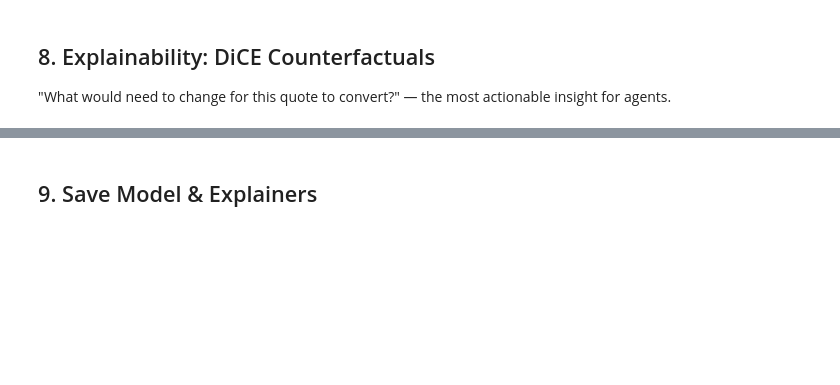
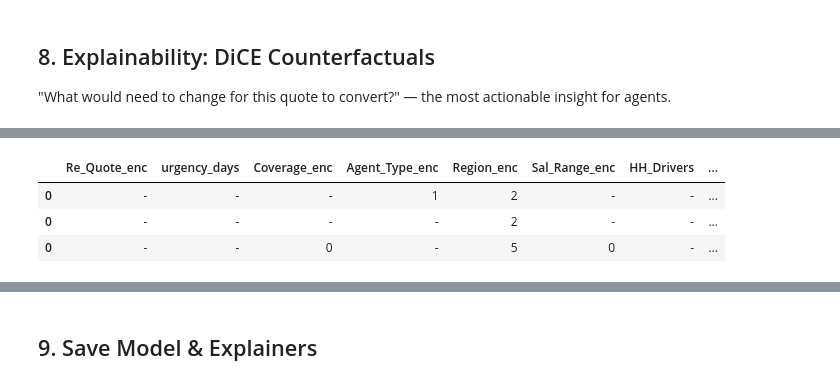
Before and after one commit to iamathulm/AI-DAY-T23-AUTONOMOUS-QUOTE-AGENTS, a Jupyter notebook: ML/notebooks/04_Agent2_Conversion_Predictor.ipynb, the cells around one changed output, grey strips where cells are left out. Drawn from its saved outputs; the diff is of its cells as text; code cells hidden in the pictures; blank space fills up the shorter version.

Commit message:
chore: consolidate latest backend frontend and docs progress

```diff
--- a/ML/notebooks/04_Agent2_Conversion_Predictor.ipynb
+++ b/ML/notebooks/04_Agent2_Conversion_Predictor.ipynb
@@ -251,0 +694,87 @@ except Exception as e:
+# %%
+import dice_ml
+
+
+class ModelWrapper:
+    """Converts string categoricals back to int for DiCE (model expects numeric)."""
+
+    def __init__(self, model, feature_names, categorical_features):
+        self.model = model
+        self.feature_names = feature_names
+        self.categorical_features = categorical_features
+
+    def predict_proba(self, X):
+        if isinstance(X, np.ndarray):
+            X = pd.DataFrame(X, columns=self.feature_names)
+        df = X.copy()
+        for col in self.categorical_features:
+            if col in df.columns:
+                df[col] = pd.to_numeric(df[col], errors="coerce").fillna(0).astype(int)
+        return self.model.predict_proba(df)
+
+    def predict(self, X):
+        return (self.predict_proba(X)[:, 1] > 0.5).astype(int)
+
+
+train_dice = X_train.copy()
+train_dice["Policy_Bind_enc"] = y_train.values.astype(int)
+
+# Continuous: can be perturbed. Categorical: encoded (0,1,2,...) — must stay discrete
+continuous_features = [
+    "urgency_days",
+    "HH_Drivers",
+    "HH_Vehicles",
+    "Quoted_Premium",
+    "Driver_Age",
+    "Driving_Exp",
+    "Prev_Accidents",
+    "Prev_Citations",
+] + ENGINEERED
+categorical_features = [
+    f for f in FEATURES
+    if f not in continuous_features and f != "Policy_Bind_enc"
+]
+
+# Categoricals as strings so DiCE matches allowed categories (avoids dtype errors)
+for col in categorical_features:
+    train_dice[col] = train_dice[col].astype(int).astype(str)
+
+d = dice_ml.Data(
+    dataframe=train_dice,
+    continuous_features=continuous_features,
+    categorical_features=categorical_features,
+    outcome_name="Policy_Bind_enc",
+)
+
+model_wrapper = ModelWrapper(model, FEATURES, categorical_features)
+m = dice_ml.Model(model=model_wrapper, backend="sklearn", model_type="classifier")
+dice_exp = dice_ml.Dice(d, m, method="genetic")
+
+# permitted_range: restrict categoricals to observed values
+permitted_range = {
+    col: [str(int(x)) for x in sorted(train_dice[col].dropna().unique().astype(int).tolist())]
+    for col in categorical_features
+}
+
+sample_row = X_test.iloc[[0]].copy()
+pred = model.predict(sample_row)[0]
+desired = 1 if pred == 0 else 0
+
+# Convert categoricals to strings for DiCE (after getting pred from numeric version)
+for col in categorical_features:
+    sample_row[col] = str(int(sample_row[col].iloc[0]))
+
+print(f"Original: {'Bind' if pred == 1 else 'No Bind'} (score: {int(model.predict_proba(X_test.iloc[[0]])[0,1]*100)})")
+print(f"Desired: {'Bind' if desired == 1 else 'No Bind'}")
+try:
+    cf = dice_exp.generate_counterfactuals(
+        sample_row,
+        total_CFs=3,
+        desired_class=desired,
+        permitted_range=permitted_range,
+    )
+    print(f"\nCounterfactual examples:")
+    cf.visualize_as_dataframe(show_only_changes=True)
+except Exception as e:
+    print(f"DiCE could not generate counterfactuals for this sample: {e}")
+# %% [output]
@@ -251,0 +789,4 @@ except Exception as e:
+|  | Re_Quote_enc | urgency_days | Coverage_enc | Agent_Type_enc | Region_enc | Sal_Range_enc | HH_Drivers | ... |
+| 0 | - | - | - | 1 | 2 | - | - | ... |
+| 0 | - | - | - | - | 2 | - | - | ... |
+| 0 | - | - | 0 | - | 5 | 0 | - | ... |
```
Also changed, not shown: parts of 21 cells of this notebook, 48 other files.
